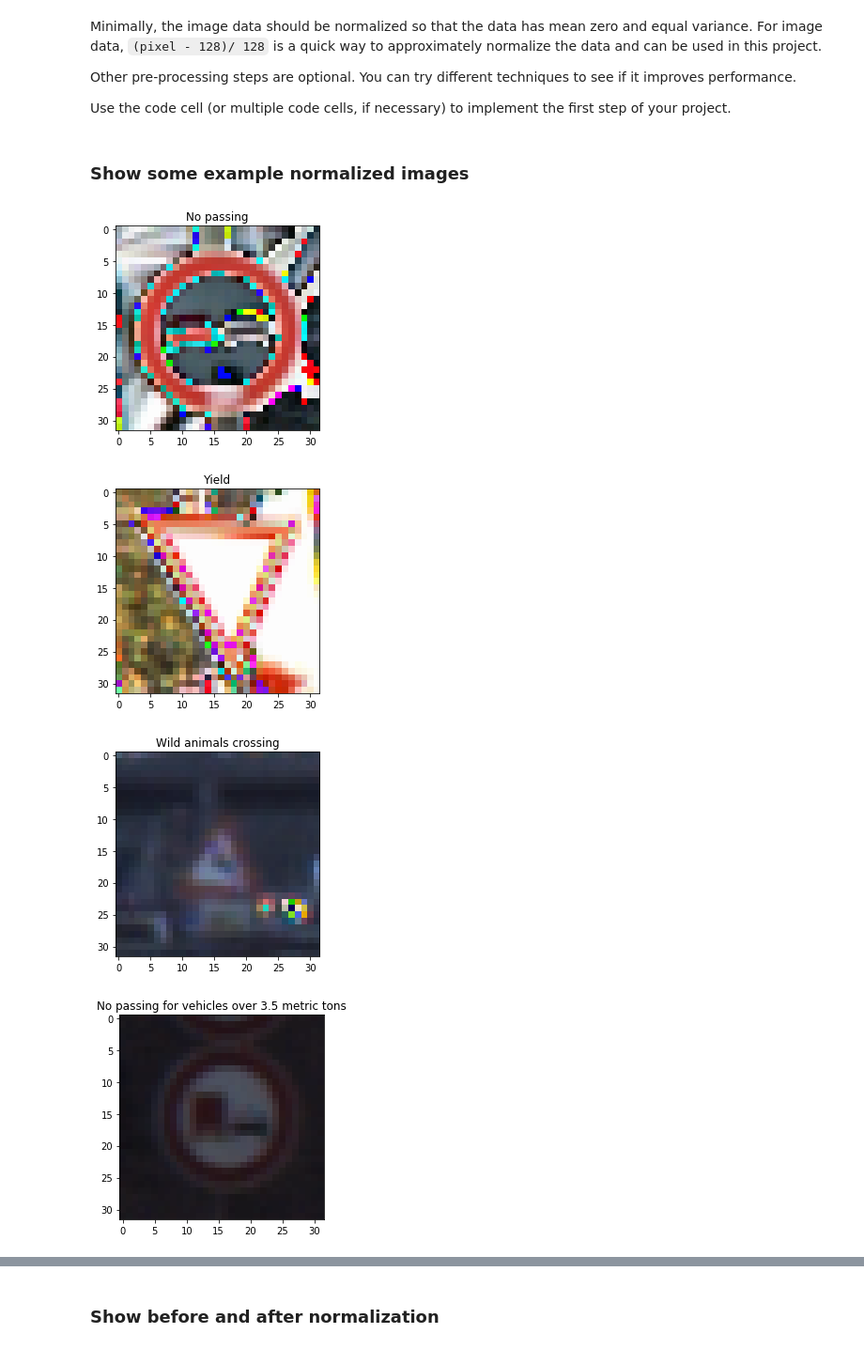
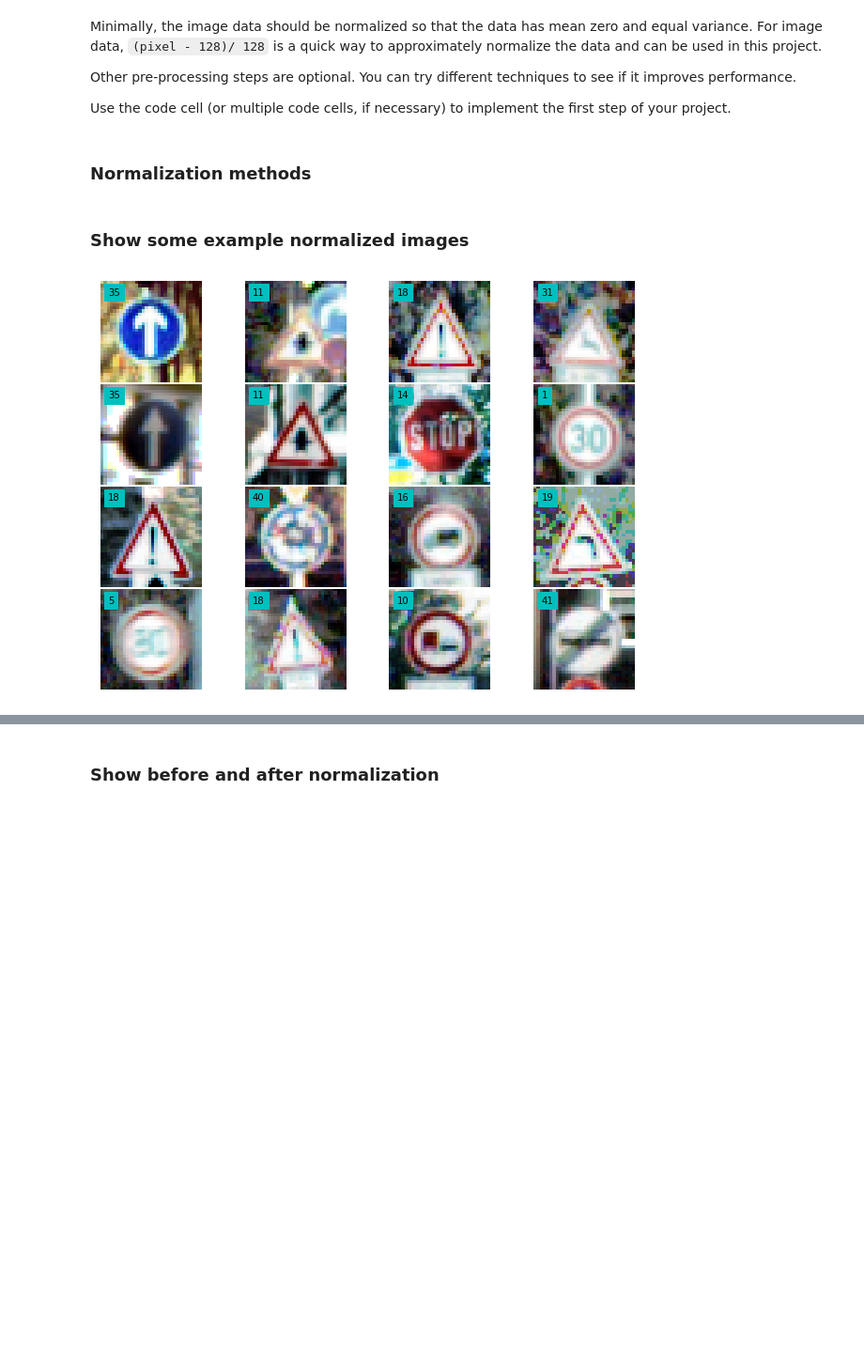
Before and after one commit to tpak/CarND-Traffic-Sign-Classifier-Project, a Jupyter notebook: Traffic_Sign_Classifier.ipynb, the cells around one changed output, grey strips where cells are left out. Shown at 94% size. Cells and saved outputs as stored; diff of their text form; code cells hidden in the pictures; blank space fills up the shorter version.

Commit message:
adding experimental normalization methods

```diff
--- a/Traffic_Sign_Classifier.ipynb
+++ b/Traffic_Sign_Classifier.ipynb
@@ -216,3 +232,5 @@ Minimally, the image data should be normalized so that the data has mean zero an
 Other pre-processing steps are optional. You can try different techniques to see if it improves performance.
 
 Use the code cell (or multiple code cells, if necessary) to implement the first step of your project.
+# %% [markdown]
+### Normalization methods
@@ -218,0 +241,15 @@ Use the code cell (or multiple code cells, if necessary) to implement the first
+# %%
+import cv2
+
+# basic histogram equalization
+def normalize_data(image):
+
+    ##image = cv2.cvtColor(image, cv2.COLOR_BGR2YUV)
+    ##image = image[:,:,0]
+
+    image[:,:,0] = cv2.equalizeHist(image[:,:,0])
+    image[:,:,1] = cv2.equalizeHist(image[:,:,1])
+    image[:,:,2] = cv2.equalizeHist(image[:,:,2])
+    image = image/255.
+
+    return image
@@ -219,23 +269,25 @@ Use the code cell (or multiple code cells, if necessary) to implement the first
+# %%
+X_train_n = np.array([normalize_data(X_train[i]) for i in range(len(X_train))],
+                          dtype = np.float32)
+
+X_valid_nn = np.array([normalize_data(X_valid[i]) for i in range(len(X_valid))],
+                          dtype = np.float32)
+
+X_test_n = np.array([normalize_data(X_test[i]) for i in range(len(X_test))],
+                          dtype = np.float32)
 # %%
 ### Preprocess the data here. It is required to normalize the data. Other preprocessing steps could include
 ### converting to grayscale, etc.
-### Feel free to use as many code cells as needed.
 
-def normalize_data(data_set):
-    f128 = np.float32(128)
-    return (data_set.astype(np.float32) - f128) / f128
-
-X_train_n = normalize_data(X_train)
-X_valid_n = normalize_data(X_valid)
-X_test_n = normalize_data(X_test)
+#X_train_n = normalize_data(X_train)
+#X_valid_n = normalize_data(X_valid)
+#X_test_n = normalize_data(X_test)
 
 y_train_n = y_train
 # %% [markdown]
 ### Show some example normalized images
 # %%
-show_random_images(X_train_n, y_train, n_train, 10)
+#show_random_images(X_train_n, y_train, n_train, 10)
+show_random_grid(X_train_n, y_train, n_train)
 # %% [output]
-[figure, old version]
+[figure, new version]
-[figure, removed]
-[figure, removed]
-[figure, removed]
```
Also changed, not shown: parts of 8 cells of this notebook.
